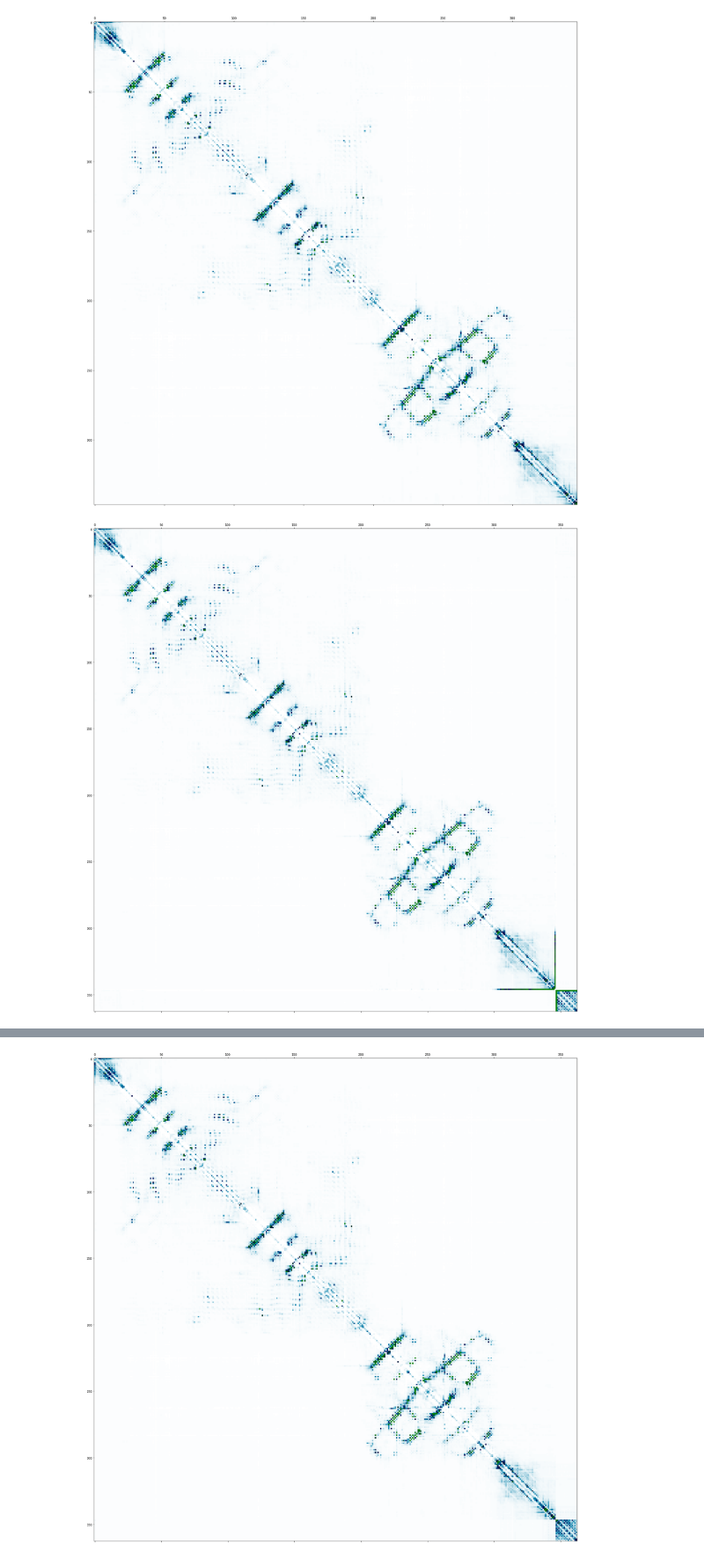
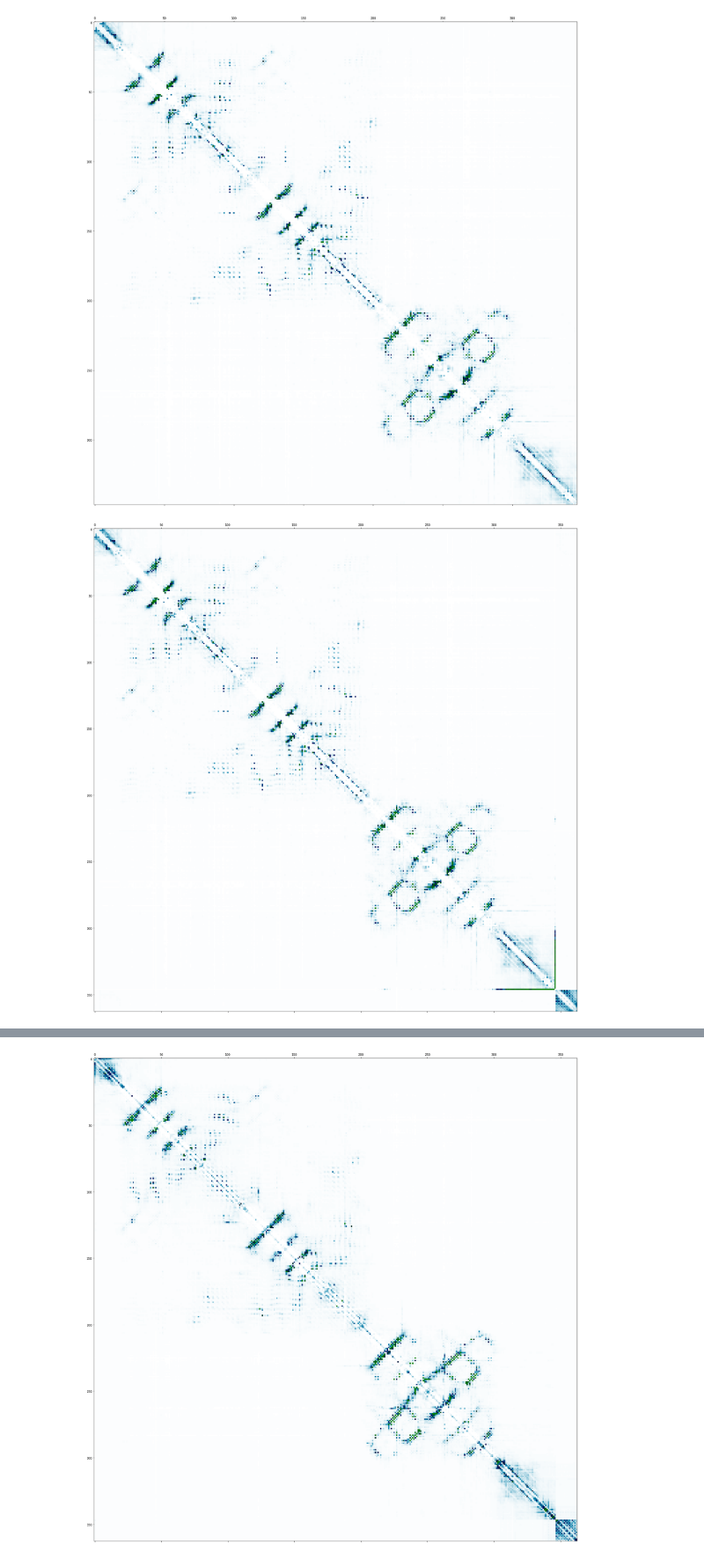
Before and after one commit to garykbrixi/esm_distance, a Jupyter notebook: ESM_gap_testing.ipynb, the cells around one changed output, grey strips where cells are left out. Shown: that part at 88% size. Saved outputs shown, nothing was run; the diff lists cells and outputs as text; code cells hidden in the pictures.

```diff
--- a/ESM_gap_testing.ipynb
+++ b/ESM_gap_testing.ipynb
@@ -3,5 +3,5 @@ import esm
 import torch
 import matplotlib.pyplot as plt
 # %%
-esm_transformer, esm2_alphabet = esm.pretrained.esm2_t33_650M_UR50D()
+esm_transformer, esm2_alphabet = esm.pretrained.esm2_t36_3B_UR50D()
 batch_converter = esm2_alphabet.get_batch_converter()
@@ -45,7 +48,7 @@ plt.figure(figsize=(30,30))
 plt.matshow(esm2_predictions.numpy(),fignum=1,cmap='ocean_r')
 plt.show()
 # %% [output]
-[figure, old version]
+[figure, new version]
 # %%
 # Two protein
 
@@ -53,12 +56,12 @@ seq1 = 'MEPSLLSLFVLGVVALTETRAGSHSLRYFDTAMSRPELGDSQFISVGYVDDQQFVRFDSSSESPRMEPRAAW
 seq = seq1 + 'GSGSGSGSGSGSGSGS'
 seq_tuple = [(1, seq)]
 batch_labels, batch_strs, batch_tokens = batch_converter(seq_tuple)
 
 with torch.no_grad():
-    esm2_predictions_gap = esm_transformer.predict_contacts(batch_tokens, chain1_length = len(seq1))[0].cpu()
+    esm2_predictions_gap = esm_transformer.predict_contacts(batch_tokens, gap_info_list = [[len(seq1), 1000]])[0].cpu()
 
 plt.figure(figsize=(30,30))
 plt.matshow(esm2_predictions_gap.numpy(),fignum=1,cmap='ocean_r')
 plt.show()
 # %% [output]
-[figure, old version]
+[figure, new version]
```
Also changed, not shown: parts of 7 cells of this notebook, 4 other files.
